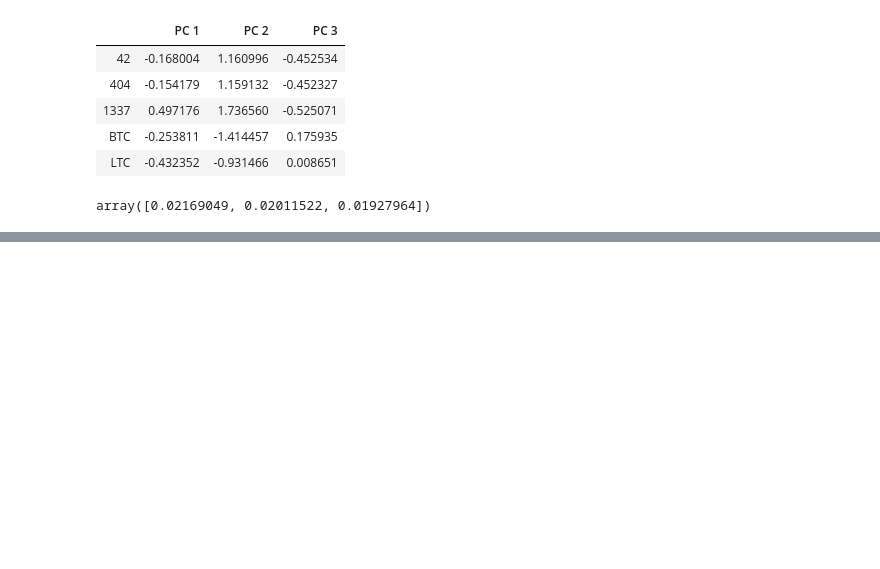
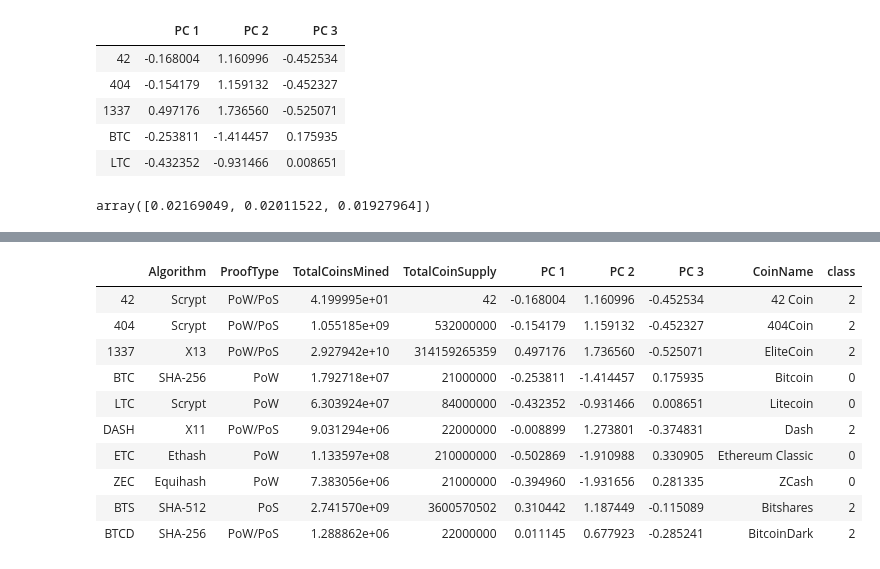
Before and after one commit to chanhodchang/Cryptocurrencies, a Jupyter notebook: Crypto_Data.ipynb, the cells around one changed output, grey strips where cells are left out. Cells and saved outputs as stored; diff of their text form; code cells hidden in the pictures; blank space fills up the shorter version.

Commit message:
created a clustered dataframe.

```diff
--- a/Crypto_Data.ipynb
+++ b/Crypto_Data.ipynb
@@ -177,3 +177,9 @@ elbow_df = pd.DataFrame(elbow_data)
 elbow_df.hvplot.line(x='k', y='inertia', xticks=k, title='Elbow Curve')
 # %% [output]
 [interactive output not drawn]
+# %%
+model = KMeans(n_clusters=4, random_state=0)
+model.fit(pcs_df)
+predictions = model.predict(pcs_df)
+pcs_df['class'] = model.labels_
+pcs_df.head(10)
@@ -179,0 +198,18 @@ elbow_df.hvplot.line(x='k', y='inertia', xticks=k, title='Elbow Curve')
+# %%
+clustered_df= crypto_df.merge(pcs_df, left_index = True, right_index = True)
+clustered_df['CoinName'] = coins_name['CoinName']
+order = ['Algorithm', 'ProofType', 'TotalCoinsMined', 'TotalCoinSupply', 'PC 1', 'PC 2', 'PC 3', 'CoinName', 'class']
+clustered_df = clustered_df[order]
+clustered_df.head(10)
+# %% [output]
+|  | Algorithm | ProofType | TotalCoinsMined | TotalCoinSupply | PC 1 | PC 2 | PC 3 | CoinName | class |
+| 42 | Scrypt | PoW/PoS | 4.199995e+01 | 42 | -0.168004 | 1.160996 | -0.452534 | 42 Coin | 2 |
+| 404 | Scrypt | PoW/PoS | 1.055185e+09 | 532000000 | -0.154179 | 1.159132 | -0.452327 | 404Coin | 2 |
+| 1337 | X13 | PoW/PoS | 2.927942e+10 | 314159265359 | 0.497176 | 1.736560 | -0.525071 | EliteCoin | 2 |
+| BTC | SHA-256 | PoW | 1.792718e+07 | 21000000 | -0.253811 | -1.414457 | 0.175935 | Bitcoin | 0 |
+| LTC | Scrypt | PoW | 6.303924e+07 | 84000000 | -0.432352 | -0.931466 | 0.008651 | Litecoin | 0 |
+| DASH | X11 | PoW/PoS | 9.031294e+06 | 22000000 | -0.008899 | 1.273801 | -0.374831 | Dash | 2 |
+| ETC | Ethash | PoW | 1.133597e+08 | 210000000 | -0.502869 | -1.910988 | 0.330905 | Ethereum Classic | 0 |
+| ZEC | Equihash | PoW | 7.383056e+06 | 21000000 | -0.394960 | -1.931656 | 0.281335 | ZCash | 0 |
+| BTS | SHA-512 | PoS | 2.741570e+09 | 3600570502 | 0.310442 | 1.187449 | -0.115089 | Bitshares | 2 |
+| BTCD | SHA-256 | PoW/PoS | 1.288862e+06 | 22000000 | 0.011145 | 0.677923 | -0.285241 | BitcoinDark | 2 |
```
Also changed, not shown: parts of 1 cell of this notebook.
